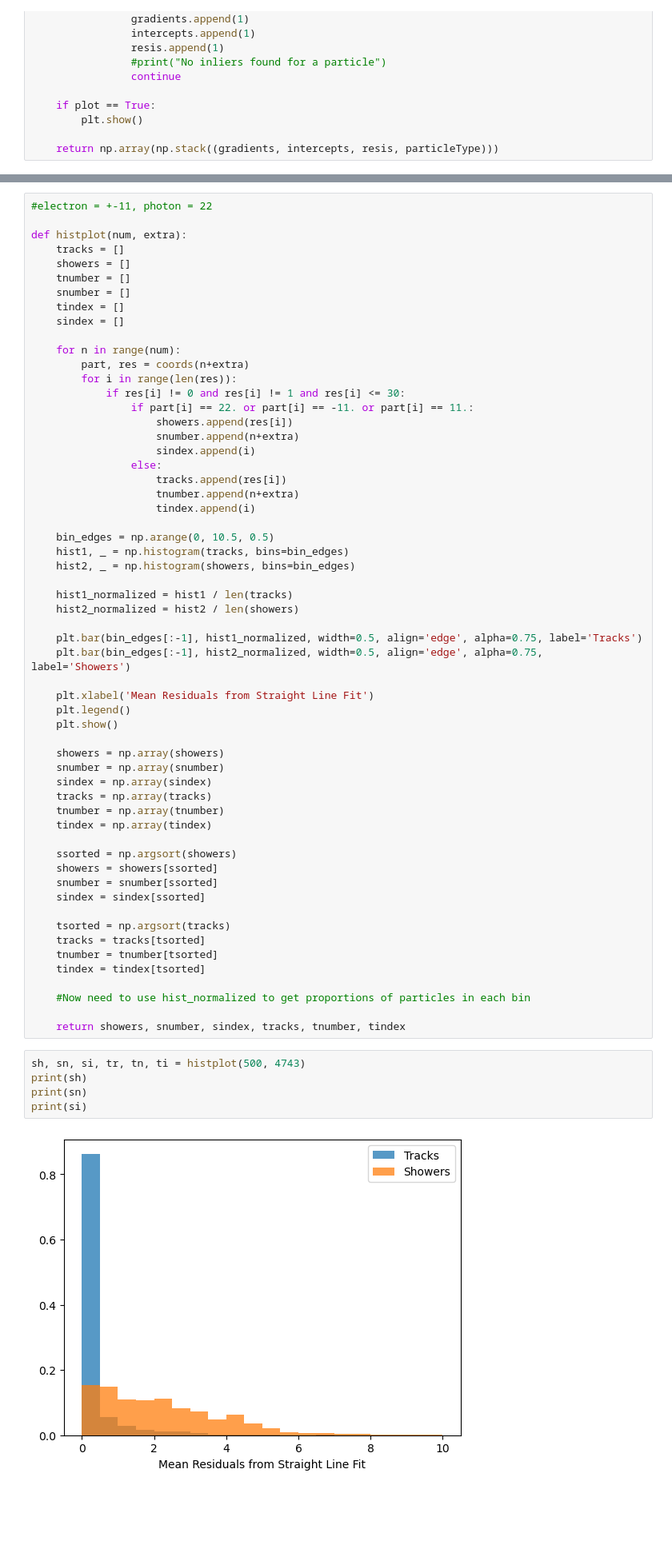
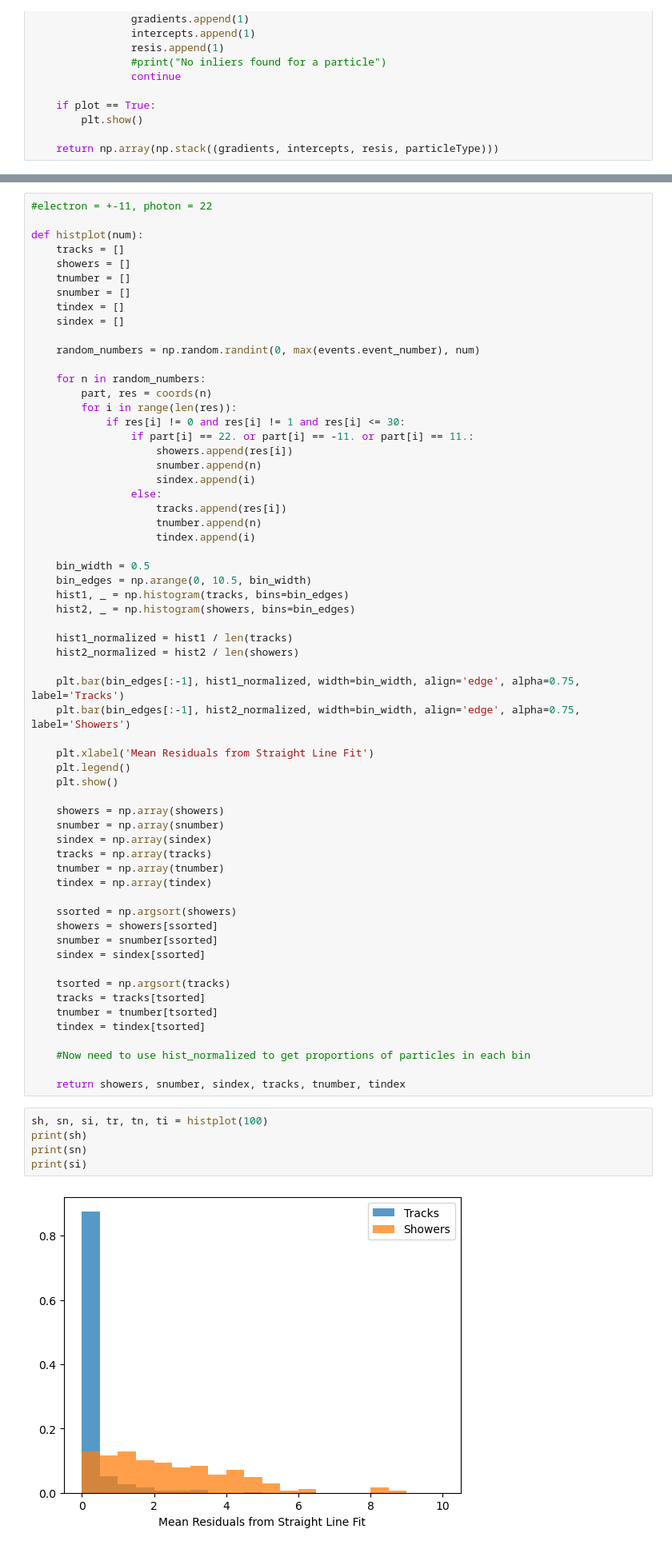
Before and after one commit to mohummudh/neutrinos-dune, a Jupyter notebook: andrew/straightlinefit/GoodStraightLineFit.ipynb, the cells around one changed output, grey strips where cells are left out. Shown at 80% size. Saved outputs shown, nothing was run; the diff lists cells and outputs as text; blank space fills up the shorter version.

```diff
--- a/andrew/straightlinefit/GoodStraightLineFit.ipynb
+++ b/andrew/straightlinefit/GoodStraightLineFit.ipynb
@@ -218,7 +218,7 @@ print(np.shape(part), np.shape(res))
 # %%
 #electron = +-11, photon = 22
 
-def histplot(num, extra):
+def histplot(num):
     tracks = []
     showers = []
     tnumber = []
@@ -226,28 +226,31 @@ def histplot(num, extra):
     tindex = []
     sindex = []
 
-    for n in range(num):
-        part, res = coords(n+extra)
+    random_numbers = np.random.randint(0, max(events.event_number), num)
+
+    for n in random_numbers:
+        part, res = coords(n)
         for i in range(len(res)):
             if res[i] != 0 and res[i] != 1 and res[i] <= 30:
                 if part[i] == 22. or part[i] == -11. or part[i] == 11.:
                     showers.append(res[i])
-                    snumber.append(n+extra)
+                    snumber.append(n)
                     sindex.append(i)
                 else:
                     tracks.append(res[i])
-                    tnumber.append(n+extra)
+                    tnumber.append(n)
                     tindex.append(i)
 
-    bin_edges = np.arange(0, 10.5, 0.5)
+    bin_width = 0.5
+    bin_edges = np.arange(0, 10.5, bin_width)
     hist1, _ = np.histogram(tracks, bins=bin_edges)
     hist2, _ = np.histogram(showers, bins=bin_edges)
 
     hist1_normalized = hist1 / len(tracks)
     hist2_normalized = hist2 / len(showers)
 
-    plt.bar(bin_edges[:-1], hist1_normalized, width=0.5, align='edge', alpha=0.75, label='Tracks')
-    plt.bar(bin_edges[:-1], hist2_normalized, width=0.5, align='edge', alpha=0.75, label='Showers')
+    plt.bar(bin_edges[:-1], hist1_normalized, width=bin_width, align='edge', alpha=0.75, label='Tracks')
+    plt.bar(bin_edges[:-1], hist2_normalized, width=bin_width, align='edge', alpha=0.75, label='Showers')
 
     plt.xlabel('Mean Residuals from Straight Line Fit')
     plt.legend()
@@ -274,9 +277,9 @@ def histplot(num, extra):
 
     return showers, snumber, sindex, tracks, tnumber, tindex
 # %%
-sh, sn, si, tr, tn, ti = histplot(500, 4743)
+sh, sn, si, tr, tn, ti = histplot(100)
 print(sh)
 print(sn)
 print(si)
 # %% [output]
-[figure, old version]
+[figure, new version]
```
Also changed, not shown: parts of 5 cells of this notebook, 3 other files.
